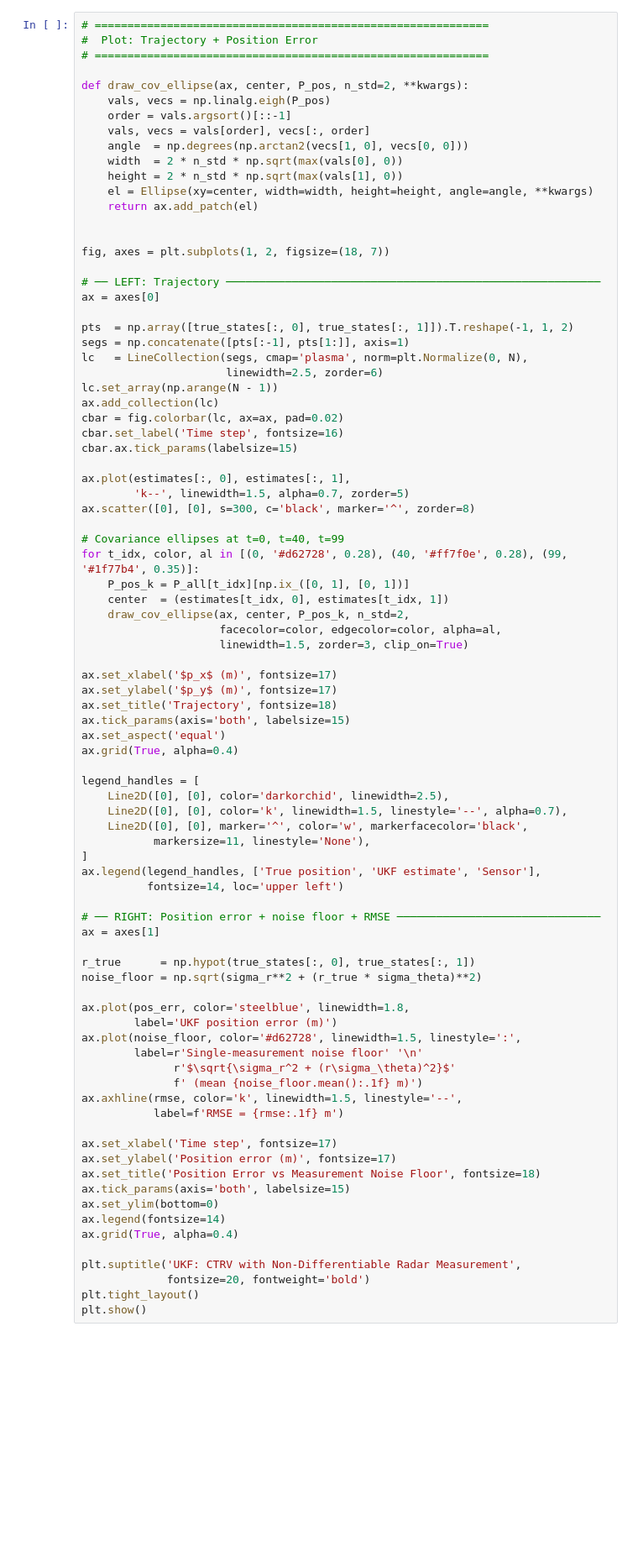
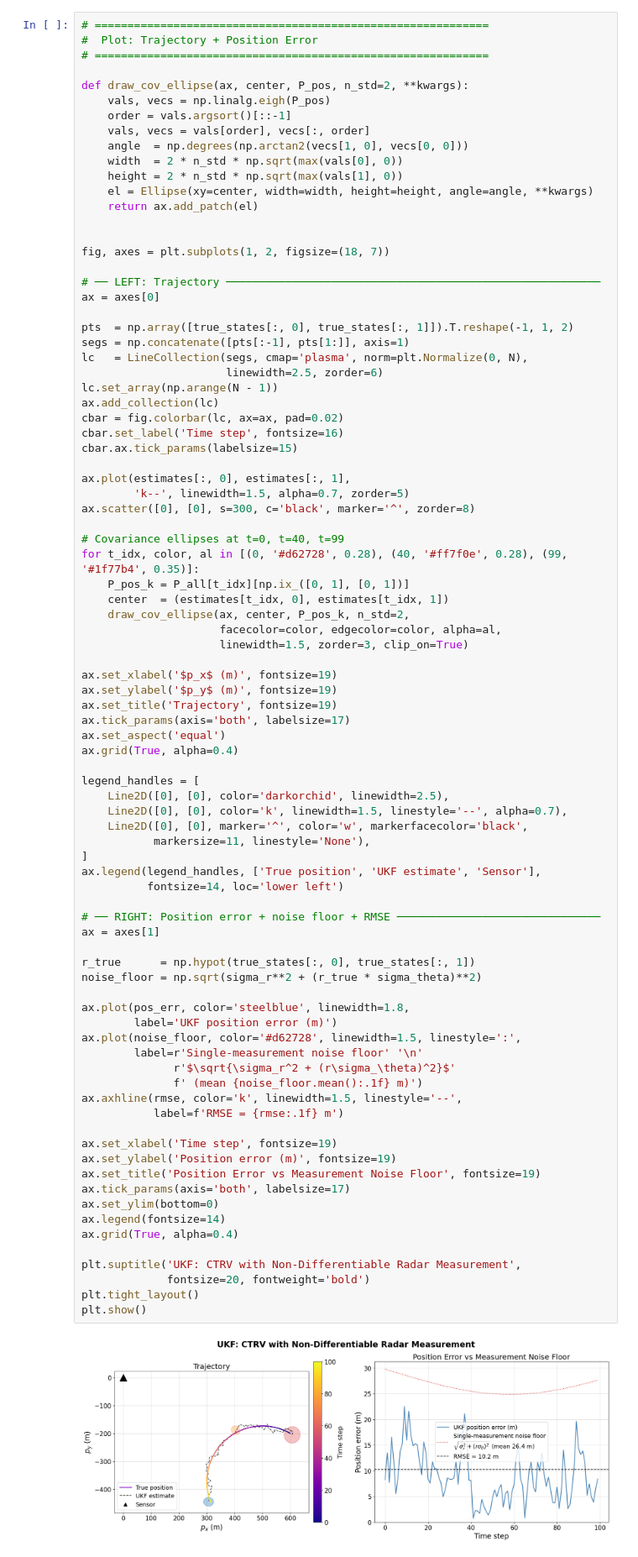
Before and after one commit to Moyin3/Dissertation, a Jupyter notebook: ukf_experimentation.ipynb, the cells around one changed output. Shown at 84% size. Saved outputs shown, nothing was run; the diff lists cells and outputs as text; blank space fills up the shorter version.

Commit message:
curating plots

```diff
--- a/ukf_experimentation.ipynb
+++ b/ukf_experimentation.ipynb
@@ -287,10 +291,10 @@ for t_idx, color, al in [(0, '#d62728', 0.28), (40, '#ff7f0e', 0.28), (99, '#1f7
                      facecolor=color, edgecolor=color, alpha=al,
                      linewidth=1.5, zorder=3, clip_on=True)
 
-ax.set_xlabel('$p_x$ (m)', fontsize=17)
-ax.set_ylabel('$p_y$ (m)', fontsize=17)
-ax.set_title('Trajectory', fontsize=18)
-ax.tick_params(axis='both', labelsize=15)
+ax.set_xlabel('$p_x$ (m)', fontsize=19)
+ax.set_ylabel('$p_y$ (m)', fontsize=19)
+ax.set_title('Trajectory', fontsize=19)
+ax.tick_params(axis='both', labelsize=17)
 ax.set_aspect('equal')
 ax.grid(True, alpha=0.4)
 
@@ -298,38 +302,40 @@ legend_handles = [
     Line2D([0], [0], color='darkorchid', linewidth=2.5),
     Line2D([0], [0], color='k', linewidth=1.5, linestyle='--', alpha=0.7),
     Line2D([0], [0], marker='^', color='w', markerfacecolor='black',
            markersize=11, linestyle='None'),
 ]
 ax.legend(legend_handles, ['True position', 'UKF estimate', 'Sensor'],
-          fontsize=14, loc='upper left')
+          fontsize=14, loc='lower left')
 
 # ── RIGHT: Position error + noise floor + RMSE ───────────────────────────────
 ax = axes[1]
 
 r_true      = np.hypot(true_states[:, 0], true_states[:, 1])
 noise_floor = np.sqrt(sigma_r**2 + (r_true * sigma_theta)**2)
 
 ax.plot(pos_err, color='steelblue', linewidth=1.8,
         label='UKF position error (m)')
 ax.plot(noise_floor, color='#d62728', linewidth=1.5, linestyle=':',
         label=r'Single-measurement noise floor' '\n'
               r'$\sqrt{\sigma_r^2 + (r\sigma_\theta)^2}$'
               f' (mean {noise_floor.mean():.1f} m)')
 ax.axhline(rmse, color='k', linewidth=1.5, linestyle='--',
            label=f'RMSE = {rmse:.1f} m')
 
-ax.set_xlabel('Time step', fontsize=17)
-ax.set_ylabel('Position error (m)', fontsize=17)
-ax.set_title('Position Error vs Measurement Noise Floor', fontsize=18)
-ax.tick_params(axis='both', labelsize=15)
+ax.set_xlabel('Time step', fontsize=19)
+ax.set_ylabel('Position error (m)', fontsize=19)
+ax.set_title('Position Error vs Measurement Noise Floor', fontsize=19)
+ax.tick_params(axis='both', labelsize=17)
 ax.set_ylim(bottom=0)
 ax.legend(fontsize=14)
 ax.grid(True, alpha=0.4)
 
 plt.suptitle('UKF: CTRV with Non-Differentiable Radar Measurement',
              fontsize=20, fontweight='bold')
 plt.tight_layout()
 plt.show()
+# %% [output]
+[figure, added]
 # %%
 # ============================================================
 #  NIS Plot
```
Also changed, not shown: parts of 2 cells of this notebook, 12 other files.
